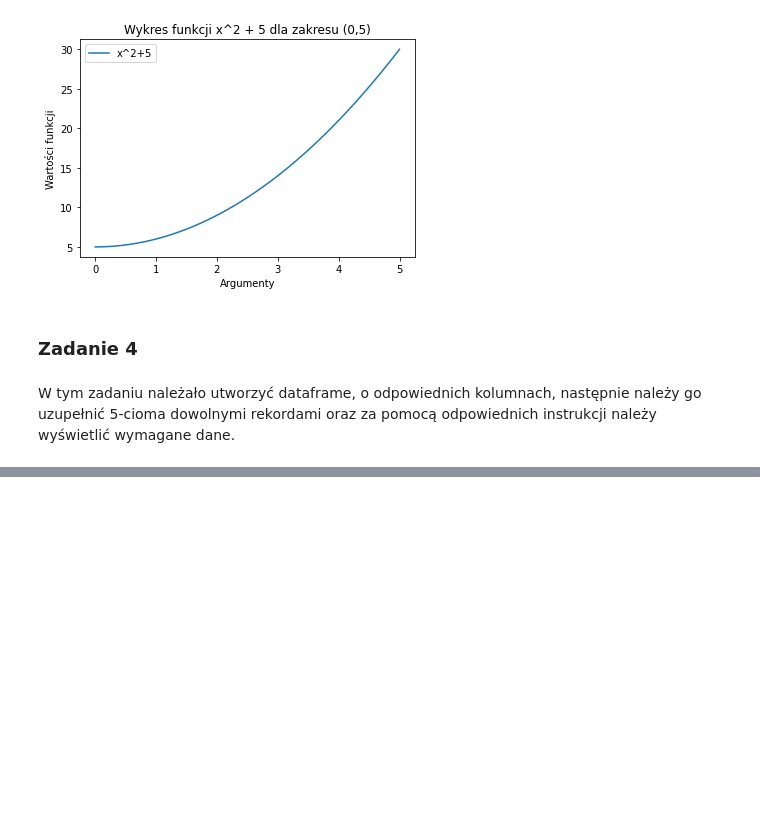
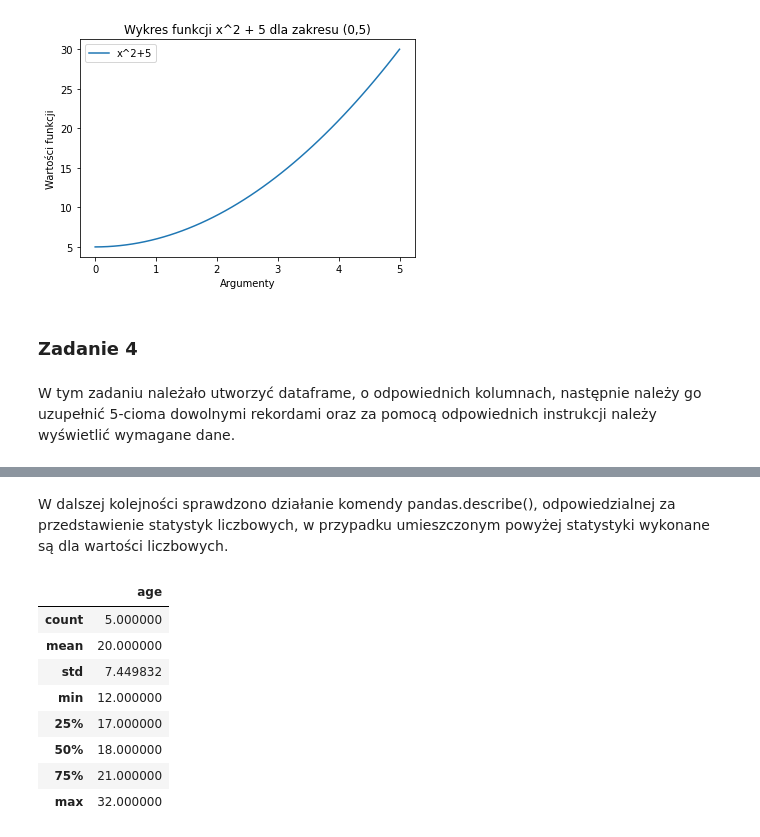
Before and after one commit to michalsciubisz/MichalSciubisz_AiBD, a Jupyter notebook: lab_1/lab_1.ipynb, the cells around one changed output, grey strips where cells are left out. Saved outputs shown, nothing was run; the diff lists cells and outputs as text; code cells hidden in the pictures; blank space fills up the shorter version.

```diff
--- a/lab_1/lab_1.ipynb
+++ b/lab_1/lab_1.ipynb
@@ -83,0 +87,14 @@ df = pd.DataFrame({"name":[], "surname":[], "age":[], "sex":[]})
+# %% [markdown]
+W dalszej kolejności sprawdzono działanie komendy pandas.describe(), odpowiedzialnej za przedstawienie statystyk liczbowych, w przypadku umieszczonym powyżej statystyki wykonane są dla wartości liczbowych.
+# %%
+df.describe()
+# %% [output]
+|  | age |
+| count | 5.000000 |
+| mean | 20.000000 |
+| std | 7.449832 |
+| min | 12.000000 |
+| 25% | 17.000000 |
+| 50% | 18.000000 |
+| 75% | 21.000000 |
+| max | 32.000000 |
```
Also changed, not shown: parts of 6 cells of this notebook.
